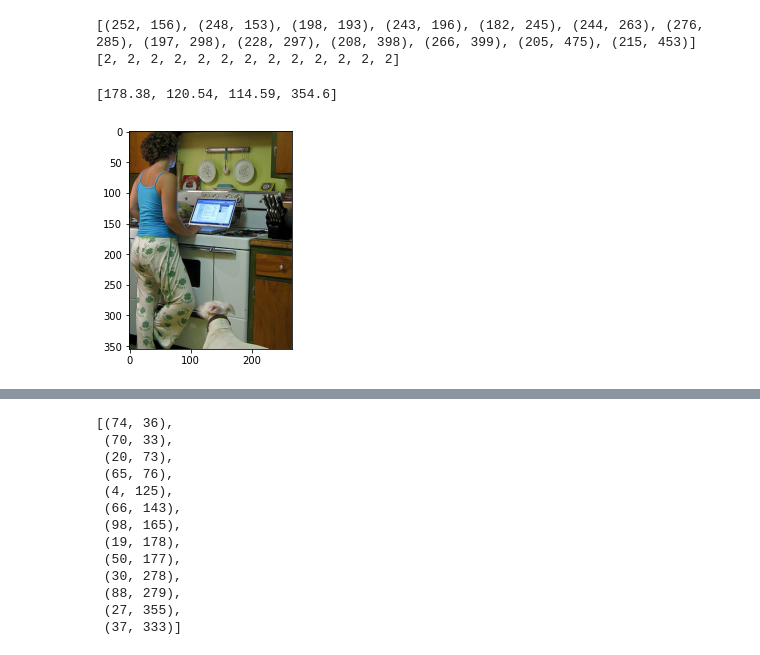
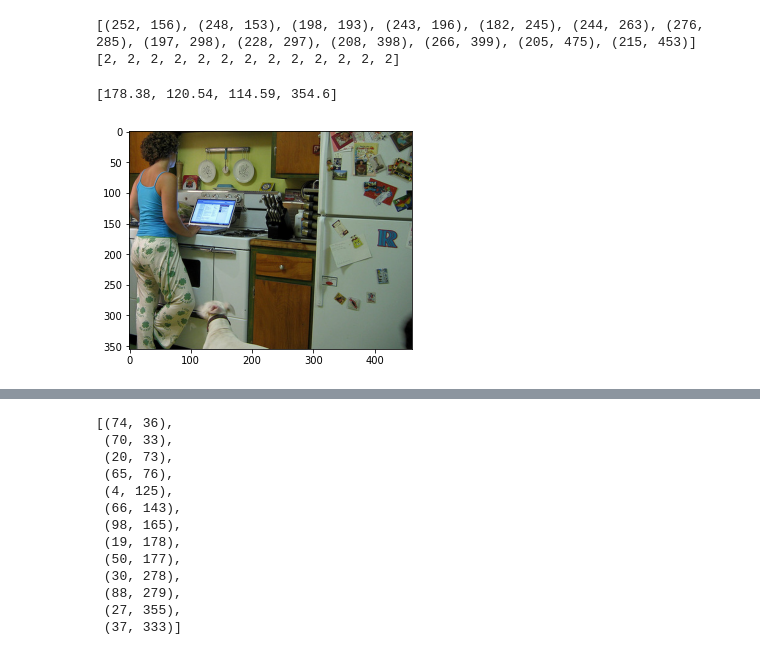
Before and after one commit to LittleSunfish/Human-Pose-Estimation, a Jupyter notebook: heatmap.ipynb, the cells around one changed output, grey strips where cells are left out. Drawn from its saved outputs; the diff is of its cells as text; code cells hidden in the pictures.

Commit message:
updated: heatmap generation

```diff
--- a/heatmap.ipynb
+++ b/heatmap.ipynb
@@ -83,20 +79,20 @@ print(keypoint_confidence)
 # %%
 # crop the image to size (256*192 = 4:3)
 # cropped_image = image[Y:Y+H, X:X+W]
 print(bounding_box) #[x,y,width,height]
 X,Y,width,height = bounding_box
 X,Y,width,height = int(X),int(Y), int(width)+1, int(height)+1
 
 if height/width < 4/3:
-    height = int(4*width/3)
+    height = int(3*width/4)
 else:
-    width = int(3*height/4)
+    width = int(4*height/3)
 
 cropped_image = image[Y:Y+height, X:X+width]
 
 
 plt.imshow(cropped_image)
 plt.show()
 # %% [output]
 [178.38, 120.54, 114.59, 354.6]
-[figure, old version]
+[figure, new version]
```
Also changed, not shown: parts of 3 cells of this notebook, 1 other file.
